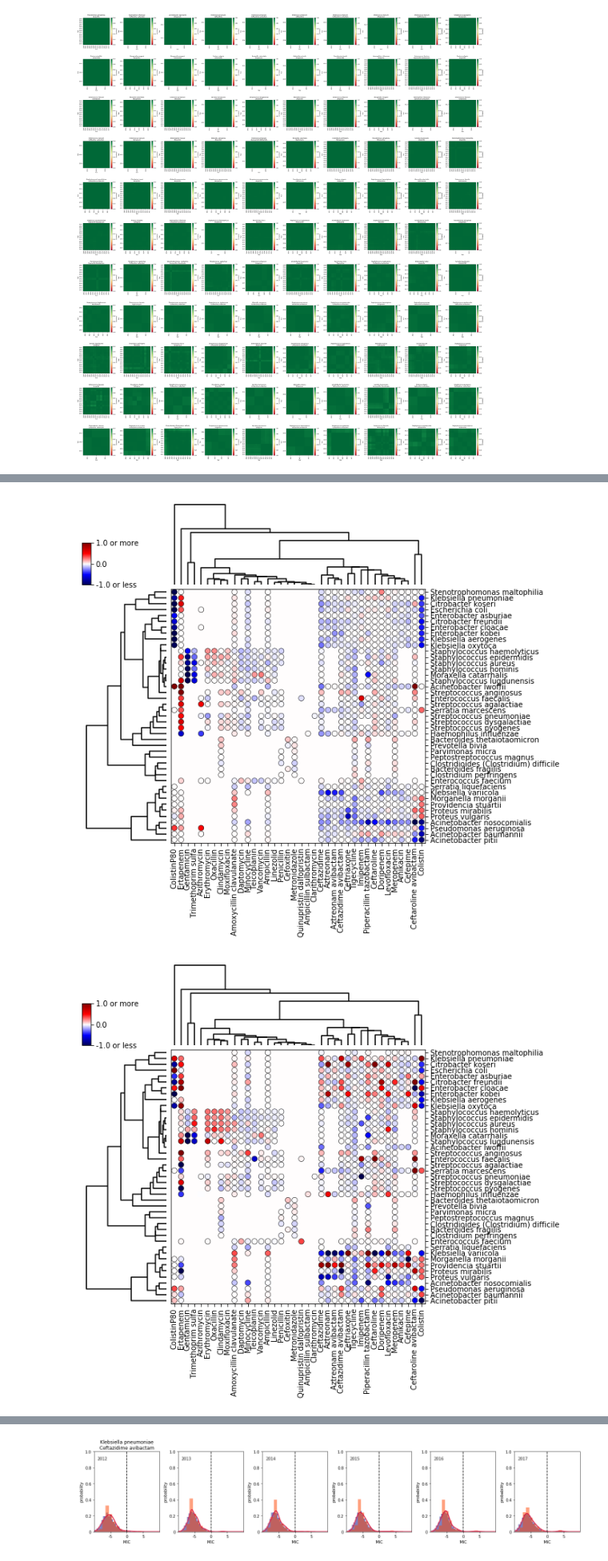
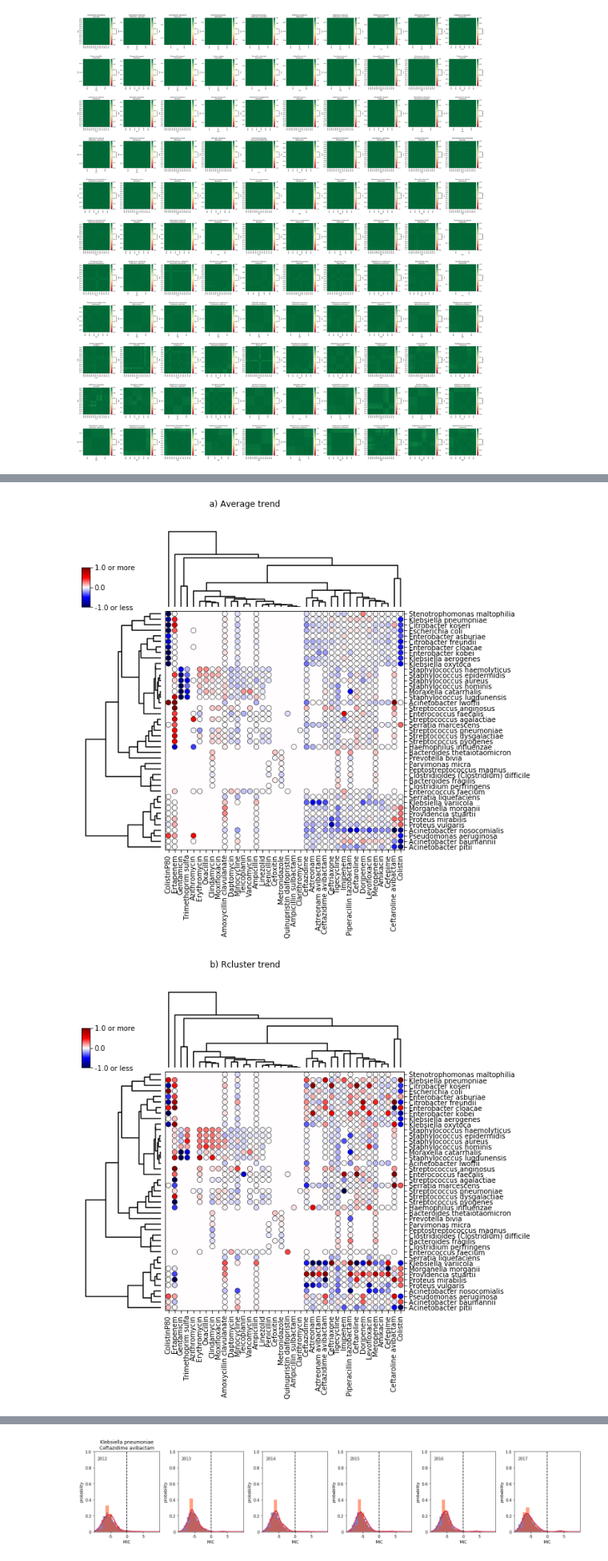
Before and after one commit to PabloCatalan/atlas, a Jupyter notebook: supp_figures.ipynb, the cells around one changed output, grey strips where cells are left out. Shown at 80% size. Drawn from its saved outputs; the diff is of its cells as text; code cells hidden in the pictures.

```diff
--- a/supp_figures.ipynb
+++ b/supp_figures.ipynb
@@ -142,0 +209,36 @@ fig.tight_layout()
+# %%
+def exp(x,a,b):
+    return a*np.exp(-b*x)
+
+
+color1='#006837'
+color2='#B40E26'
+fig=plt.figure(figsize=(8,4))
+#ATLAS VS ECDC
+ax=fig.add_subplot(1,2,1)
+RD=pd.read_excel('data/atlas_vs_ecdc.xls')
+x=RD['N']
+y=np.abs(RD['Diff'])
+ax.plot(x,y,'o', color=color1, alpha=0.5)
+popt, pcov=curve_fit(exp, x, y, p0=[40,0.5])
+xp=np.linspace(0,900,1000)
+yp=exp(xp,*popt)
+ax.plot(xp,yp,color=color2)
+ax.set_xlabel('# of observations in ATLAS')
+ax.set_ylabel('|Difference|')
+ax.set_title('ATLAS vs ECDC')
+
+#ATLAS VS RESISTANCEMAP
+ax=fig.add_subplot(1,2,2)
+RD=pd.read_excel('data/atlas_vs_resistancemap.xls')
+x=RD['N']
+y=np.abs(RD['Diff'])
+ax.plot(x,y,'o', color=color1, alpha=0.5)
+popt, pcov=curve_fit(exp, x, y, p0=[40,0.5])
+xp=np.linspace(0,2600,1000)
+yp=exp(xp,*popt)
+ax.plot(xp,yp,color=color2)
+ax.set_xlabel('# of observations in ATLAS')
+ax.set_ylabel('|Difference|')
+ax.set_title('ATLAS vs ResistanceMap')
+fig.tight_layout()
@@ -158,7 +266,7 @@ for i,N in enumerate(NL):
     R=np.corrcoef(H)
     tau,tauN=tautest(R)
     ax=fig.add_subplot(1,len(NL),i+1)
-    I=corrplot(R,Y,ax,fig,'Positive control, N='+str(N)+', tau='+str(tau)[0:5])
+    I=plot_corr(R,Y,ax,fig,'Positive control, N='+str(N)+', tau='+str(tau)[0:5])
 fig.tight_layout()
 
 #NEGATIVE CONTROL
@@ -173,6 +281,6 @@ for i,N in enumerate(NL):
     R=np.corrcoef(H)
     tau,tauN=tautest(R)
     ax=fig.add_subplot(1,len(NL),i+1)
-    I=corrplot(R,Y,ax,fig,'Negative control, N='+str(N)+', tau='+str(tau)[0:5])
+    I=plot_corr(R,Y,ax,fig,'Negative control, N='+str(N)+', tau='+str(tau)[0:5])
 fig.tight_layout()
 # %% [output]
@@ -275,31 +383,33 @@ fig.tight_layout()
 # %%
 DFdata=pd.read_csv('data/mic_change_global.csv')
 X=np.array(get_key(DFdata, 'Species'))
 Y=np.array(get_key(DFdata, 'Antibiotic'))
 xp=DFdata['Species']
 yp=DFdata['Antibiotic']
 zp=DFdata['MIC change']
 SC={}
 for index, row in DFdata.iterrows():
     sp=row['Species']
     c1=row['Antibiotic']
     key=sp+'+'+c1
     SC[key]=row['MIC change']
 #WE WILL USE THE SAME CLUSTERING AS IN FIG2B
 Z,Y1,Y2=clustermap_clustering(X,Y,SC)
 #NOW READ TRENDS FOR EUROPE
 DFdata=pd.read_csv('data/mic_change_europe.csv')
 xp=DFdata['Species']
 yp=DFdata['Antibiotic']
 zp=DFdata['MIC change']
 fig,ax=plot_clustermap(X,Y,Z,Y1,Y2,xp,yp,zp)
+fig.suptitle('a) Average trend');
 #NOW READ RTRENDS FOR EUROPE
 DFdata=pd.read_csv('results/Rcluster/resistant_cluster_trends_noBP_europe.csv')
 xp=DFdata['Species']
 yp=DFdata['Antibiotic']
 zp=DFdata['Rtrend']
 fig,ax=plot_clustermap(X,Y,Z,Y1,Y2,xp,yp,zp)
+fig.suptitle('b) Rcluster trend');
 # %% [output]
-[figure, old version]
+[figure, new version]
-[figure, old version]
+[figure, new version]
 # %% [markdown]
```
Also changed, not shown: parts of 33 cells of this notebook, 1 other file.
